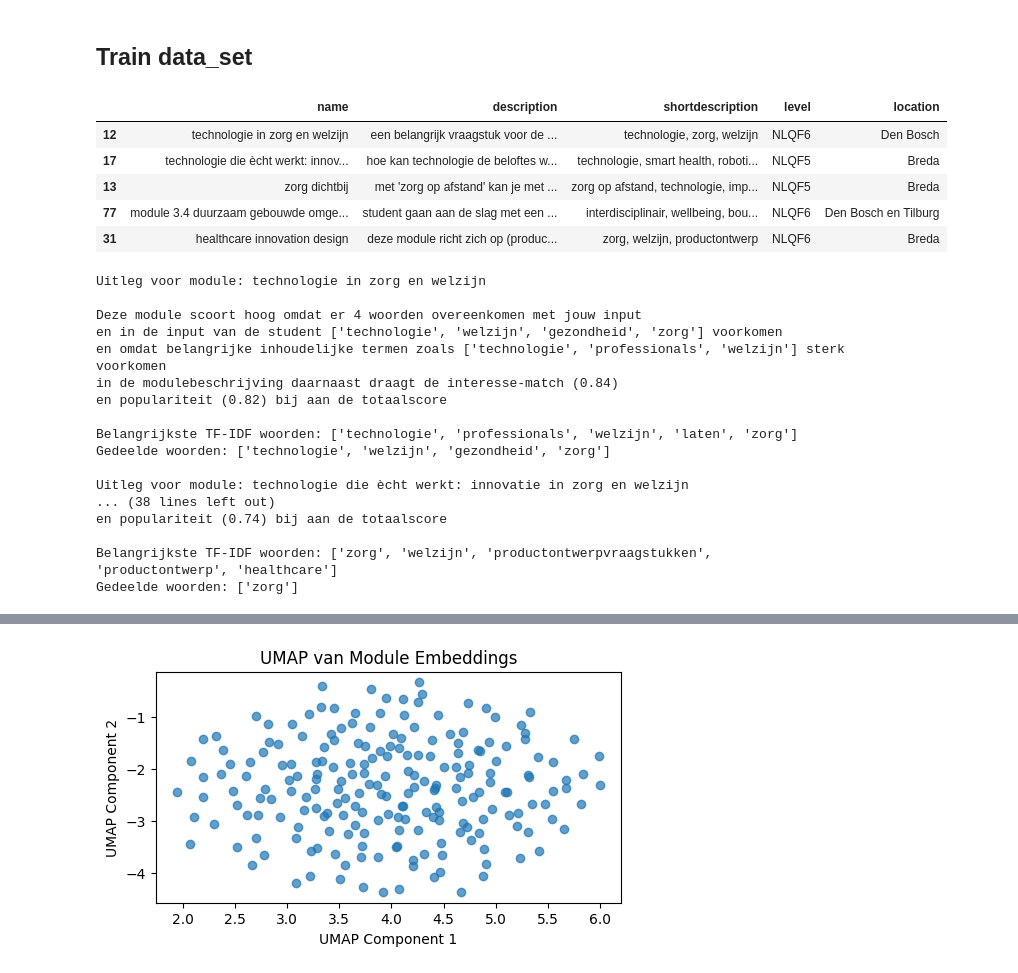
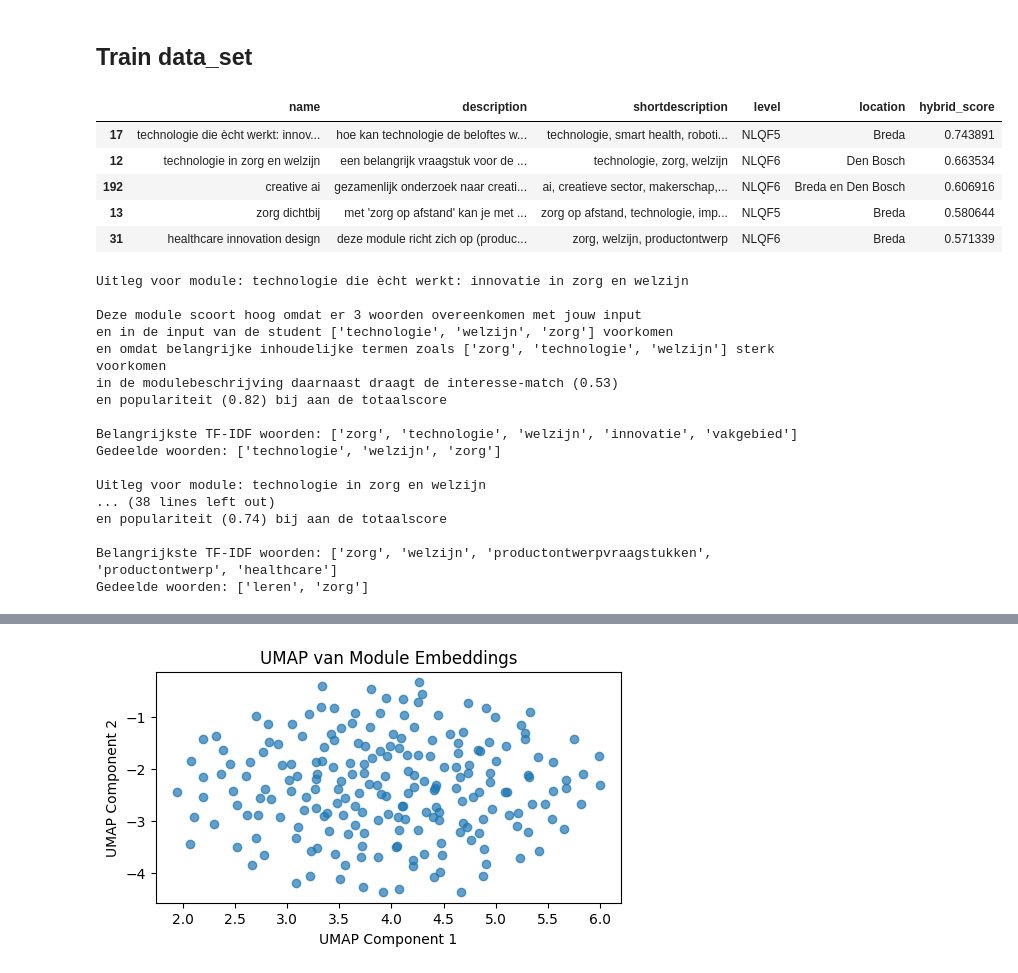
Before and after one commit to EnesT51/LU2-AI-Prototype, a Jupyter notebook: AI-PoC/AI_PoC.ipynb, the cells around one changed output, grey strips where cells are left out. Cells and saved outputs as stored; diff of their text form; code cells hidden in the pictures.

```diff
--- a/AI-PoC/AI_PoC.ipynb
+++ b/AI-PoC/AI_PoC.ipynb
@@ -259,6 +259,7 @@ class HybridRecommender:
             self.dataset['learningoutcomes'].fillna('') + ' ' +
             self.dataset['module_tags'].fillna('')
         )
+
 
         # 2) preprocessen
         preprocessed_texts = [
@@ -338,9 +339,12 @@ class HybridRecommender:
         if not self.fitted:
             raise ValueError("Model is nog niet getraind. Roep eerst .fit(...) aan.")
 
-        if np.round(self.cosine_sim_weight + self.intrest_match_weight + self.tfidf_score_weight + self.popularity_score_weight, decimals=2) != 1.0:
-            raise ValueError("De gewichten moeten optellen tot 1.0")
-
+        try:
+            if np.round(self.cosine_sim_weight + self.intrest_match_weight + self.tfidf_score_weight + self.popularity_score_weight, decimals=2) != 1.0:
+                raise ValueError("De gewichten moeten optellen tot 1.0")
+        except Exception as e:
+            print("Fout bij het controleren van de gewichten:", e)
+            return None
         # 1) Studenttekst preprocessen
         student_text = self._preprocess_text(student_input)
 
@@ -364,12 +368,11 @@ class HybridRecommender:
             self.popularity_score_weight * self.dataset['popularity_score_norm']
         )
 
-        # 6) Als er een getraind ML-model is, vervang hybrid_score
         self.dataset['hybrid_score'] = self.dataset['hybrid_score_handmade']
 
-        # 7) top-k teruggeven
+        # 6) top-k teruggeven
         top_modules = self.dataset.sort_values(
-            by='hybrid_score', ascending=False
+            by=['hybrid_score'], ascending=False
         ).head(top_k)
 
         return top_modules
@@ -401,20 +404,20 @@ class HybridRecommender:
             plt.show()
             return
 # %%
-student_input = "zorg, gezondheid en welzijn, technologie, programmeren"
+student_input = "ik vind programmeren interessant en wil meer leren over AI” of “Ik ben bezig met zorg, welzijn en technologie”,"
 # %%
-recommender = HybridRecommender(cosine_sim=0.5, intrest_match=0.2, tfidf_score=0.2, popularity_score=0.1)
+recommender = HybridRecommender(cosine_sim=0.5, intrest_match=0.1, tfidf_score=0.4, popularity_score=0.0)
 
 recommender.fit('VKM_dataset_cleaned.csv')
 top_rec = recommender.recommend(student_input, top_k=5)
-top_rec[['name', 'description', 'shortdescription', 'level', 'location', ]].head()
+top_rec[['name', 'description', 'shortdescription', 'level', 'location', 'hybrid_score']].head()
 # %% [output]
-|  | name | description | shortdescription | level | location |
-| 12 | technologie in zorg en welzijn | een belangrijk vraagstuk voor de ... | technologie, zorg, welzijn | NLQF6 | Den Bosch |
-| 17 | technologie die ècht werkt: innov... | hoe kan technologie de beloftes w... | technologie, smart health, roboti... | NLQF5 | Breda |
-| 13 | zorg dichtbij | met 'zorg op afstand' kan je met ... | zorg op afstand, technologie, imp... | NLQF5 | Breda |
-| 77 | module 3.4 duurzaam gebouwde omge... | student gaan aan de slag met een ... | interdisciplinair, wellbeing, bou... | NLQF6 | Den Bosch en Tilburg |
-| 31 | healthcare innovation design | deze module richt zich op (produc... | zorg, welzijn, productontwerp | NLQF6 | Breda |
+|  | name | description | shortdescription | level | location | hybrid_score |
+| 17 | technologie die ècht werkt: innov... | hoe kan technologie de beloftes w... | technologie, smart health, roboti... | NLQF5 | Breda | 0.743891 |
+| 12 | technologie in zorg en welzijn | een belangrijk vraagstuk voor de ... | technologie, zorg, welzijn | NLQF6 | Den Bosch | 0.663534 |
+| 192 | creative ai | gezamenlijk onderzoek naar creati... | ai, creatieve sector, makerschap,... | NLQF6 | Breda en Den Bosch | 0.606916 |
+| 13 | zorg dichtbij | met 'zorg op afstand' kan je met ... | zorg op afstand, technologie, imp... | NLQF5 | Breda | 0.580644 |
+| 31 | healthcare innovation design | deze module richt zich op (produc... | zorg, welzijn, productontwerp | NLQF6 | Breda | 0.571339 |
 # %%
 for index, row in top_rec.iterrows():
     explanation = recommender.explain_recommendation(student_input, row)
@@ -425,23 +428,23 @@ for index, row in top_rec.iterrows():
     print("Gedeelde woorden:", explanation["common_words"])
     print()
 # %% [output]
-Uitleg voor module: technologie in zorg en welzijn
+Uitleg voor module: technologie die ècht werkt: innovatie in zorg en welzijn
 
-Deze module scoort hoog omdat er 4 woorden overeenkomen met jouw input
-en in de input van de student ['technologie', 'welzijn', 'gezondheid', 'zorg'] voorkomen
-en omdat belangrijke inhoudelijke termen zoals ['technologie', 'professionals', 'welzijn'] sterk voorkomen
-in de modulebeschrijving daarnaast draagt de interesse-match (0.84)
+Deze module scoort hoog omdat er 3 woorden overeenkomen met jouw input
+en in de input van de student ['technologie', 'welzijn', 'zorg'] voorkomen
+en omdat belangrijke inhoudelijke termen zoals ['zorg', 'technologie', 'welzijn'] sterk voorkomen
+in de modulebeschrijving daarnaast draagt de interesse-match (0.53)
 en populariteit (0.82) bij aan de totaalscore
 
-Belangrijkste TF-IDF woorden: ['technologie', 'professionals', 'welzijn', 'laten', 'zorg']
-Gedeelde woorden: ['technologie', 'welzijn', 'gezondheid', 'zorg']
+Belangrijkste TF-IDF woorden: ['zorg', 'technologie', 'welzijn', 'innovatie', 'vakgebied']
+Gedeelde woorden: ['technologie', 'welzijn', 'zorg']
 
-Uitleg voor module: technologie die ècht werkt: innovatie in zorg en welzijn
+Uitleg voor module: technologie in zorg en welzijn
 ... (38 lines left out)
 en populariteit (0.74) bij aan de totaalscore
 
 Belangrijkste TF-IDF woorden: ['zorg', 'welzijn', 'productontwerpvraagstukken', 'productontwerp', 'healthcare']
-Gedeelde woorden: ['zorg']
+Gedeelde woorden: ['leren', 'zorg']
 # %%
 recommender.show_plot(plot_type='PCA', title='PCA van Module Embeddings', xlabel='PCA Component 1', ylabel='PCA Component 2')
 # %% [output]
```
Also changed, not shown: parts of 1 cell of this notebook.
